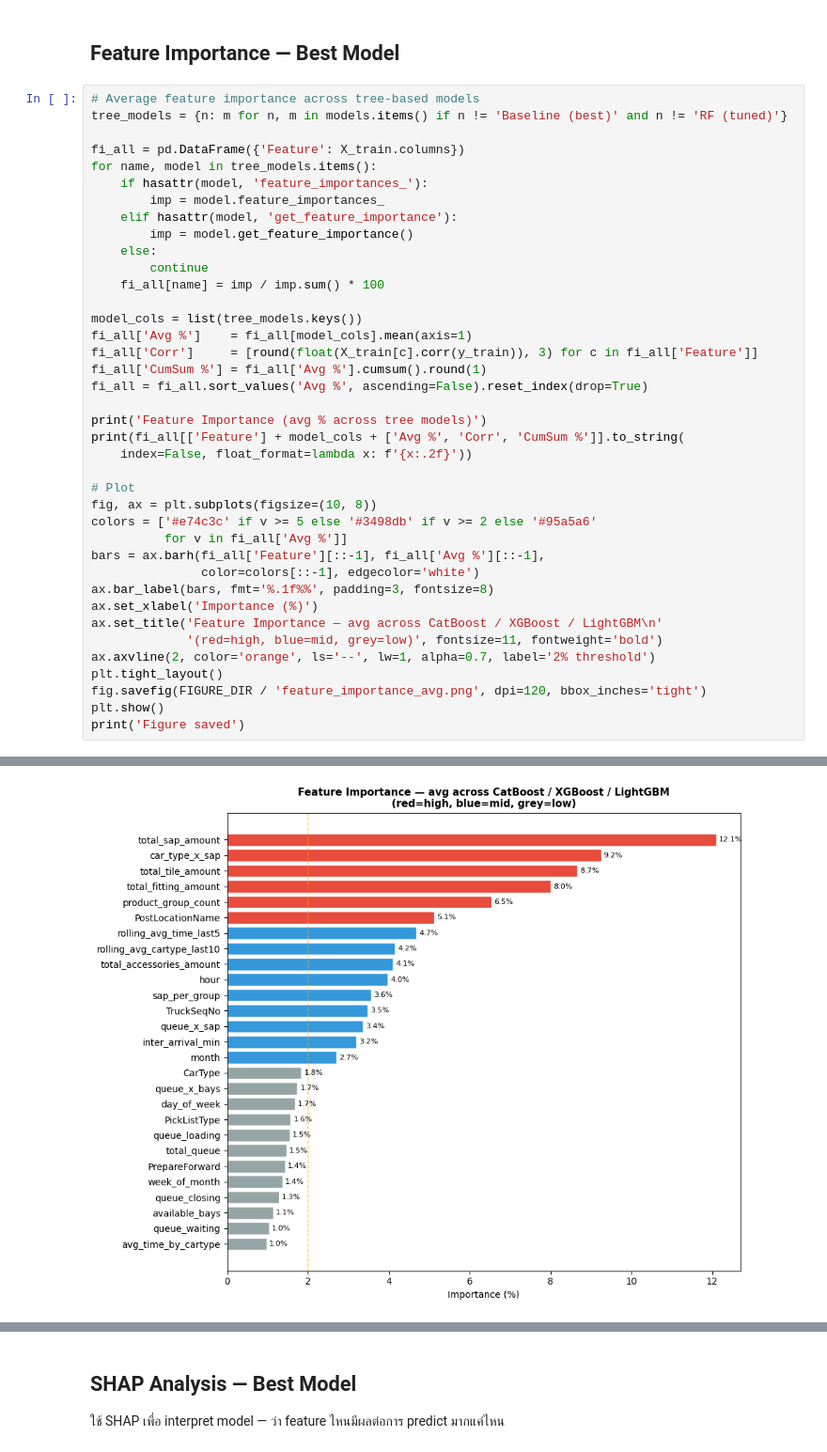
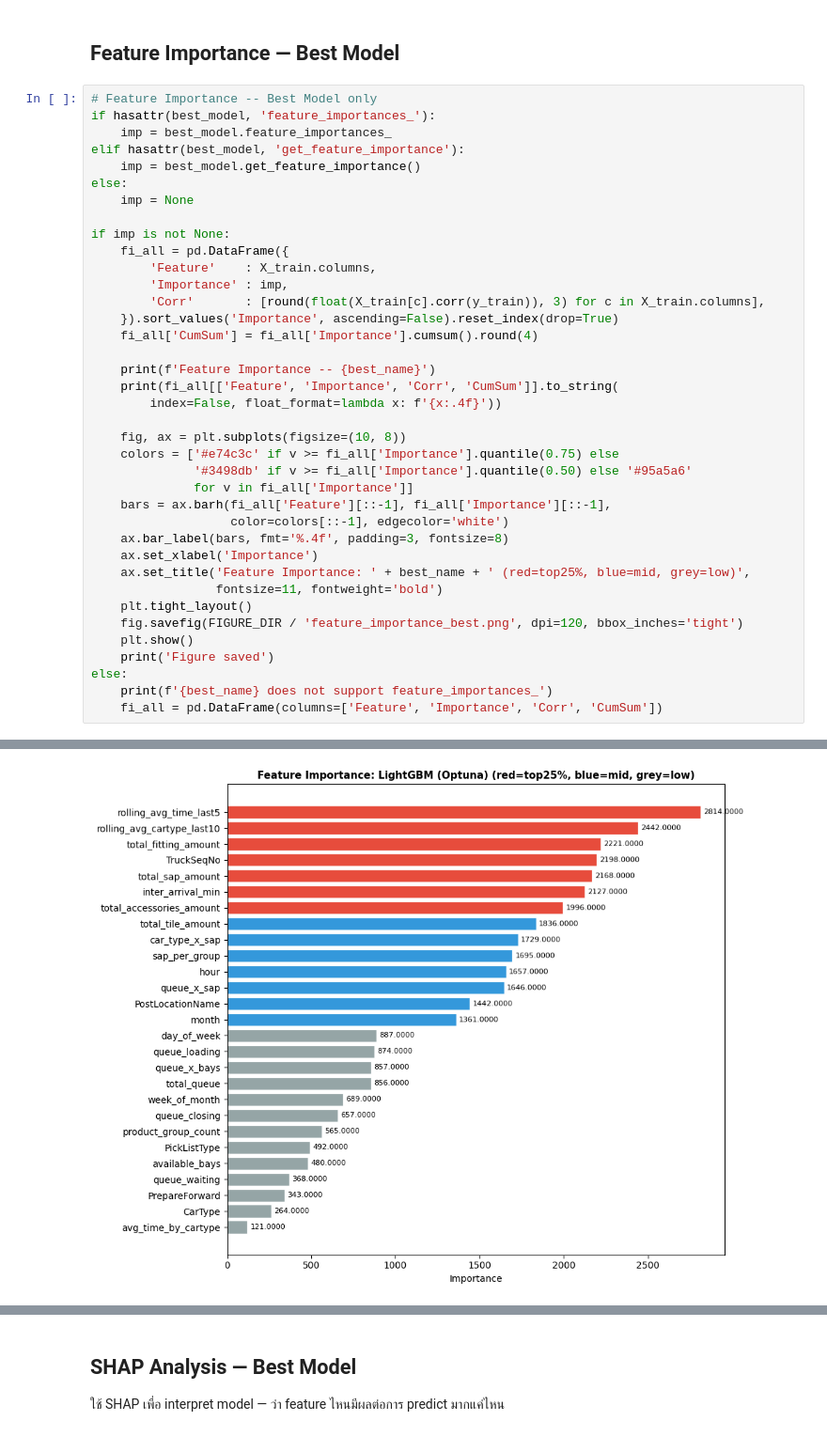
Before and after one commit to Armpa16/ML-Totaltime, a Jupyter notebook: notebooks/Train/03_ModelEvaluation.ipynb, the cells around one changed output, grey strips where cells are left out. Shown at 94% size. Cells and saved outputs as stored; diff of their text form.

```diff
--- a/notebooks/Train/03_ModelEvaluation.ipynb
+++ b/notebooks/Train/03_ModelEvaluation.ipynb
@@ -265,42 +265,41 @@ Std  residual : 14.5453 min
 # %% [markdown]
 ## Feature Importance — Best Model
 # %%
-# Average feature importance across tree-based models
-tree_models = {n: m for n, m in models.items() if n != 'Baseline (best)' and n != 'RF (tuned)'}
+# Feature Importance -- Best Model only
+if hasattr(best_model, 'feature_importances_'):
+    imp = best_model.feature_importances_
+elif hasattr(best_model, 'get_feature_importance'):
+    imp = best_model.get_feature_importance()
+else:
+    imp = None
 
-fi_all = pd.DataFrame({'Feature': X_train.columns})
-for name, model in tree_models.items():
-    if hasattr(model, 'feature_importances_'):
-        imp = model.feature_importances_
-    elif hasattr(model, 'get_feature_importance'):
-        imp = model.get_feature_importance()
-    else:
-        continue
-    fi_all[name] = imp / imp.sum() * 100
+if imp is not None:
+    fi_all = pd.DataFrame({
+        'Feature'    : X_train.columns,
+        'Importance' : imp,
+        'Corr'       : [round(float(X_train[c].corr(y_train)), 3) for c in X_train.columns],
+    }).sort_values('Importance', ascending=False).reset_index(drop=True)
+    fi_all['CumSum'] = fi_all['Importance'].cumsum().round(4)
 
-model_cols = list(tree_models.keys())
-fi_all['Avg %']    = fi_all[model_cols].mean(axis=1)
-fi_all['Corr']     = [round(float(X_train[c].corr(y_train)), 3) for c in fi_all['Feature']]
-fi_all['CumSum %'] = fi_all['Avg %'].cumsum().round(1)
-fi_all = fi_all.sort_values('Avg %', ascending=False).reset_index(drop=True)
+    print(f'Feature Importance -- {best_name}')
+    print(fi_all[['Feature', 'Importance', 'Corr', 'CumSum']].to_string(
+        index=False, float_format=lambda x: f'{x:.4f}'))
 
-print('Feature Importance (avg % across tree models)')
-print(fi_all[['Feature'] + model_cols + ['Avg %', 'Corr', 'CumSum %']].to_string(
-    index=False, float_format=lambda x: f'{x:.2f}'))
-
-# Plot
-fig, ax = plt.subplots(figsize=(10, 8))
-colors = ['#e74c3c' if v >= 5 else '#3498db' if v >= 2 else '#95a5a6'
-          for v in fi_all['Avg %']]
-bars = ax.barh(fi_all['Feature'][::-1], fi_all['Avg %'][::-1],
-               color=colors[::-1], edgecolor='white')
-ax.bar_label(bars, fmt='%.1f%%', padding=3, fontsize=8)
-ax.set_xlabel('Importance (%)')
-ax.set_title('Feature Importance — avg across CatBoost / XGBoost / LightGBM\n'
-             '(red=high, blue=mid, grey=low)', fontsize=11, fontweight='bold')
-ax.axvline(2, color='orange', ls='--', lw=1, alpha=0.7, label='2% threshold')
-plt.tight_layout()
-fig.savefig(FIGURE_DIR / 'feature_importance_avg.png', dpi=120, bbox_inches='tight')
-plt.show()
-print('Figure saved')
+    fig, ax = plt.subplots(figsize=(10, 8))
+    colors = ['#e74c3c' if v >= fi_all['Importance'].quantile(0.75) else
+              '#3498db' if v >= fi_all['Importance'].quantile(0.50) else '#95a5a6'
+              for v in fi_all['Importance']]
+    bars = ax.barh(fi_all['Feature'][::-1], fi_all['Importance'][::-1],
+                   color=colors[::-1], edgecolor='white')
+    ax.bar_label(bars, fmt='%.4f', padding=3, fontsize=8)
+    ax.set_xlabel('Importance')
+    ax.set_title('Feature Importance: ' + best_name + ' (red=top25%, blue=mid, grey=low)',
+                 fontsize=11, fontweight='bold')
+    plt.tight_layout()
+    fig.savefig(FIGURE_DIR / 'feature_importance_best.png', dpi=120, bbox_inches='tight')
+    plt.show()
+    print('Figure saved')
+else:
+    print(f'{best_name} does not support feature_importances_')
+    fi_all = pd.DataFrame(columns=['Feature', 'Importance', 'Corr', 'CumSum'])
 # %% [output]
@@ -324,4 +323,4 @@ rolling_avg_cartype_last10              1.72               7.02               3.
-[figure, old version]
+[figure, new version]
 Figure saved
 # %% [markdown]
 ## SHAP Analysis — Best Model
```
Also changed, not shown: parts of 3 cells of this notebook, 2 other files.
